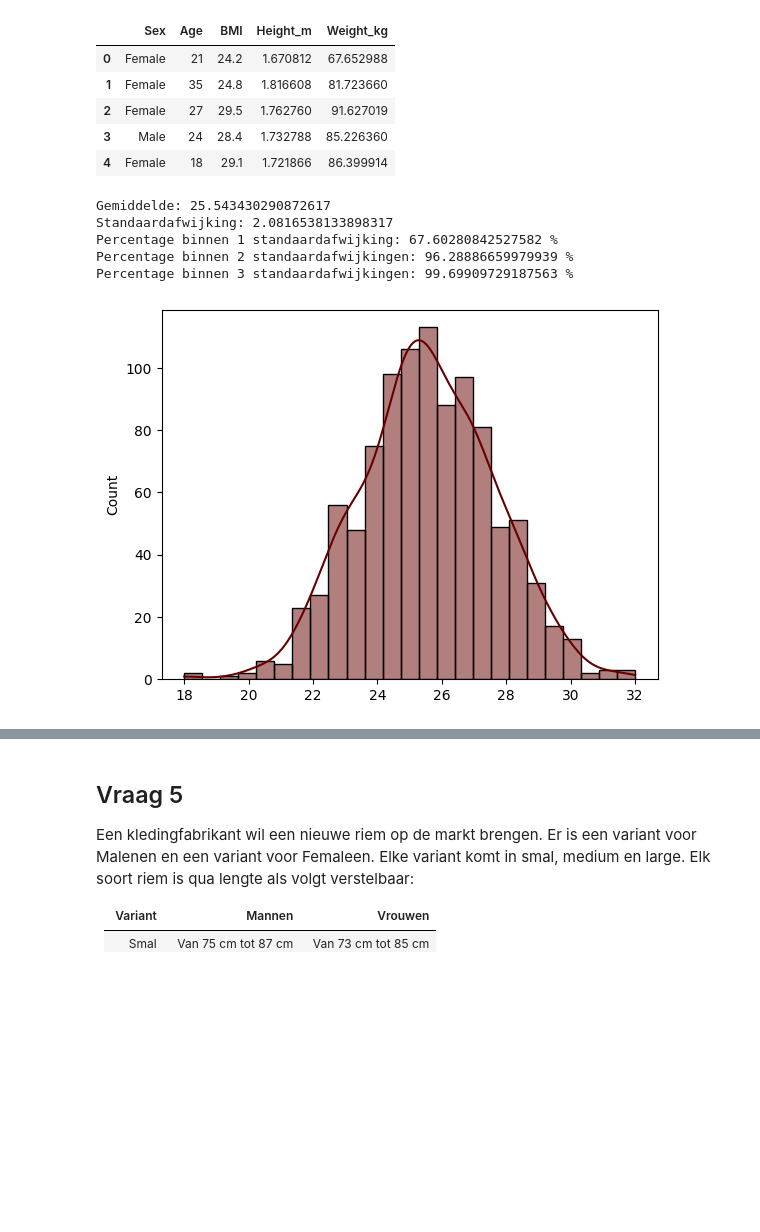
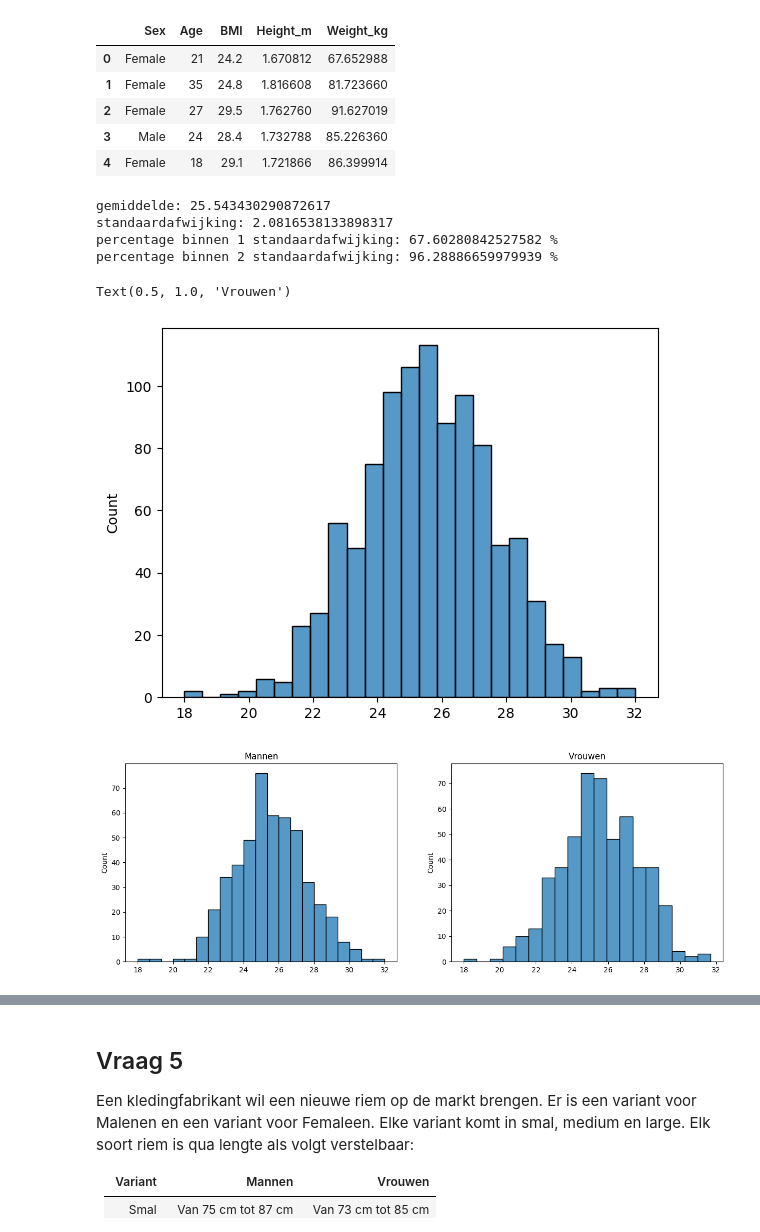
Before and after one commit to pascal-maker/Python, a Jupyter notebook: Labo_04_Continue_Kansverdelingen_Opdracht.ipynb, the cells around one changed output, grey strips where cells are left out. Cells and saved outputs as stored; diff of their text form; code cells hidden in the pictures; blank space fills up the shorter version.

```diff
--- a/Labo_04_Continue_Kansverdelingen_Opdracht.ipynb
+++ b/Labo_04_Continue_Kansverdelingen_Opdracht.ipynb
@@ -239,32 +378,30 @@ dataset.head()
 | 4 | Female | 18 | 29.1 | 1.721866 | 86.399914 |
 # %%
 # a. Teken een histogram van alle verkopen en ga na of deze normaal verdeeld zijn.
-
-# Plot een histogram van de BMI-waarden en voeg een KDE-kromme toe
-sns.histplot(dataset['BMI'].values, kde=True, color='#660000')
-
-# Bereken het gemiddelde en de standaardafwijking van de BMI-waarden
+# b. Teken een histogram van alle verkopen en ga na of deze normaal verdeeld zijn.
+sns.histplot(dataset['BMI'].values, kde=False)
 gemiddelde = dataset['BMI'].mean()
-standaardafwijking = dataset['BMI'].std()
-
-print('Gemiddelde:', gemiddelde)
-print('Standaardafwijking:', standaardafwijking)
-
-# Percentage waarden binnen 1 standaardafwijking van het gemiddelde
-aantal_1_sigma = dataset[(dataset['BMI'] > (gemiddelde - standaardafwijking)) & (dataset['BMI'] < (gemiddelde + standaardafwijking))].BMI.count()
-print('Percentage binnen 1 standaardafwijking:', aantal_1_sigma / dataset['BMI'].count() * 100, '%')
-
-# Percentage waarden binnen 2 standaardafwijkingen van het gemiddelde
-aantal_2_sigma = dataset[(dataset['BMI'] > (gemiddelde - 2 * standaardafwijking)) & (dataset['BMI'] < (gemiddelde + 2 * standaardafwijking))].BMI.count()
-print('Percentage binnen 2 standaardafwijkingen:', aantal_2_sigma / dataset['BMI'].count() * 100, '%')
-
-# Percentage waarden binnen 3 standaardafwijkingen van het gemiddelde
-aantal_3_sigma = dataset[(dataset['BMI'] > (gemiddelde - 3 * standaardafwijking)) & (dataset['BMI'] < (gemiddelde + 3 * standaardafwijking))].BMI.count()
-print('Percentage binnen 3 standaardafwijkingen:', aantal_3_sigma / dataset['BMI'].count() * 100, '%')
+stdafwijking = dataset['BMI'].std()
+print('gemiddelde:', gemiddelde)
+print('standaardafwijking:', stdafwijking)
+# percentage waarden binnen 1 standaardafwijking rond gemiddelde:
+aantal_1_sigma = dataset[(dataset['BMI']>(gemiddelde-stdafwijking)) & (dataset['BMI']<(gemiddelde+stdafwijking))].BMI.count()
+print('percentage binnen 1 standaardafwijking:', aantal_1_sigma/dataset['BMI'].count()*100,'%')
+# percentage waarden binnen 2 standaardafwijkingen rond gemiddelde:
+aantal_2_sigma = dataset[(dataset['BMI']>(gemiddelde-2*stdafwijking)) & (dataset['BMI']<(gemiddelde+2*stdafwijking))].BMI.count()
+print('percentage binnen 2 standaardafwijking:', aantal_2_sigma/dataset['BMI'].count()*100,'%')
+# percentage waarden binnen 3 standaardafwijkingen rond gemiddelde:
+aantal_3_sigma = dataset[(dataset['BMI']>(gemiddelde-3*stdafwijking)) & (dataset['BMI']<(gemiddelde+3*stdafwijking))].BMI.count()
+f,axes = plt.subplots(1,2,figsize=(15,5))
+sns.histplot(dataset_man['BMI'].values, kde=False, ax=axes[0])
+axes[0].set_title('Mannen')
+sns.histplot(dataset_vrouw['BMI'].values, kde=False, ax=axes[1])
+axes[1].set_title('Vrouwen')
 # %% [output]
-Gemiddelde: 25.543430290872617
-Standaardafwijking: 2.0816538133898317
-Percentage binnen 1 standaardafwijking: 67.60280842527582 %
-Percentage binnen 2 standaardafwijkingen: 96.28886659979939 %
-Percentage binnen 3 standaardafwijkingen: 99.69909729187563 %
+gemiddelde: 25.543430290872617
+standaardafwijking: 2.0816538133898317
+percentage binnen 1 standaardafwijking: 67.60280842527582 %
+percentage binnen 2 standaardafwijking: 96.28886659979939 %
+Text(0.5, 1.0, 'Vrouwen')
-[figure, old version]
+[figure, new version]
+[figure, added]
```
Also changed, not shown: parts of 53 cells of this notebook.
